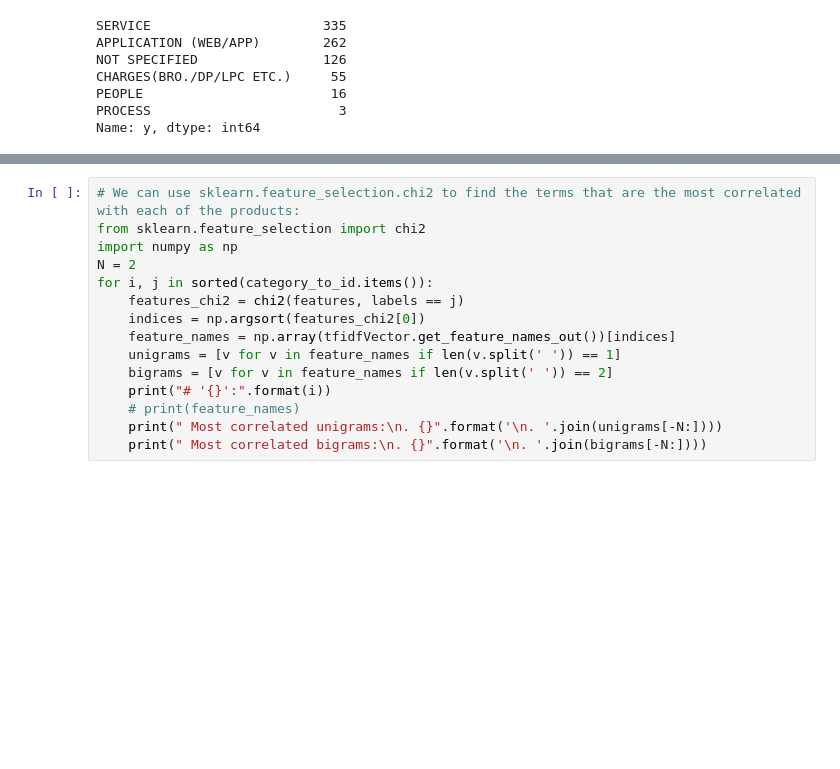
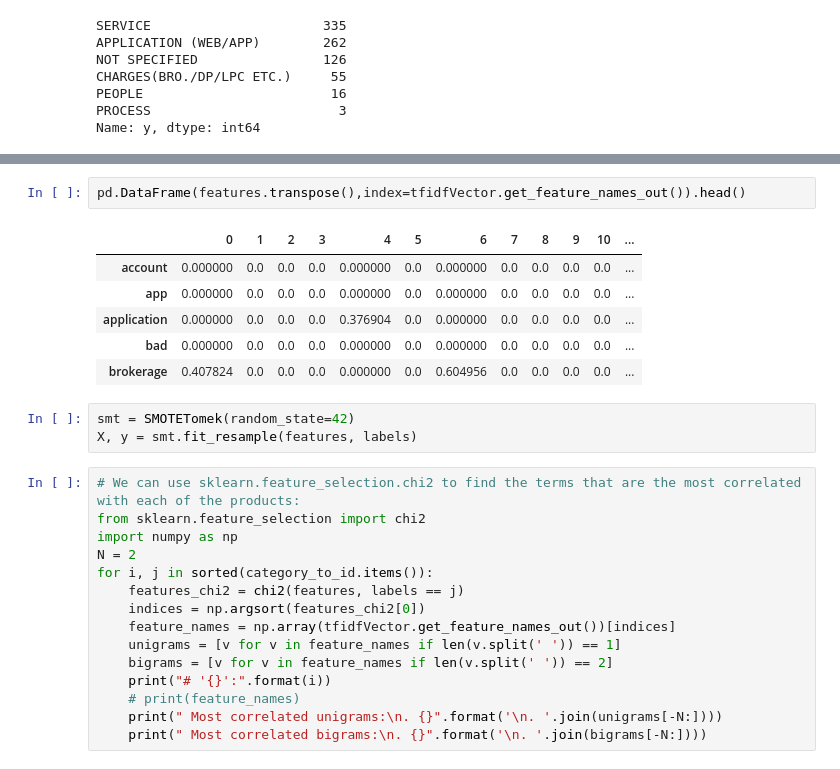
Before and after one commit to Brijeshtanwar/Topic-Modeling, a Jupyter notebook: sklearn_nlp.ipynb, the cells around one changed output, grey strips where cells are left out. Drawn from its saved outputs; the diff is of its cells as text; blank space fills up the shorter version.

```diff
--- a/sklearn_nlp.ipynb
+++ b/sklearn_nlp.ipynb
@@ -63,3 +86,15 @@ features.shape
+# %%
+pd.DataFrame(features.transpose(),index=tfidfVector.get_feature_names_out()).head()
+# %% [output]
+|  | 0 | 1 | 2 | 3 | 4 | 5 | 6 | 7 | 8 | 9 | 10 | ... |
+| account | 0.000000 | 0.0 | 0.0 | 0.0 | 0.000000 | 0.0 | 0.000000 | 0.0 | 0.0 | 0.0 | 0.0 | ... |
+| app | 0.000000 | 0.0 | 0.0 | 0.0 | 0.000000 | 0.0 | 0.000000 | 0.0 | 0.0 | 0.0 | 0.0 | ... |
+| application | 0.000000 | 0.0 | 0.0 | 0.0 | 0.376904 | 0.0 | 0.000000 | 0.0 | 0.0 | 0.0 | 0.0 | ... |
+| bad | 0.000000 | 0.0 | 0.0 | 0.0 | 0.000000 | 0.0 | 0.000000 | 0.0 | 0.0 | 0.0 | 0.0 | ... |
+| brokerage | 0.407824 | 0.0 | 0.0 | 0.0 | 0.000000 | 0.0 | 0.604956 | 0.0 | 0.0 | 0.0 | 0.0 | ... |
+# %%
+smt = SMOTETomek(random_state=42)
+X, y = smt.fit_resample(features, labels)
 # %%
 # We can use sklearn.feature_selection.chi2 to find the terms that are the most correlated with each of the products:
 from sklearn.feature_selection import chi2
```
Also changed, not shown: parts of 17 cells of this notebook.
